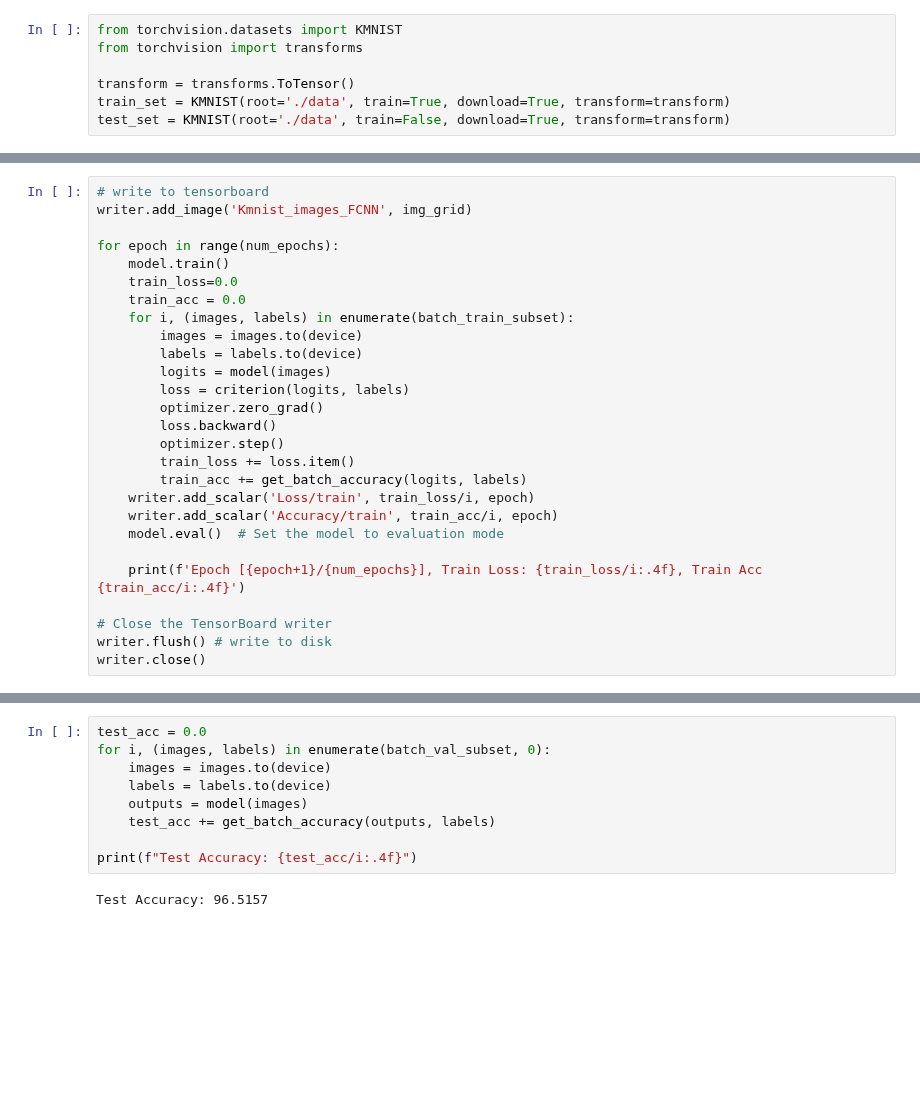
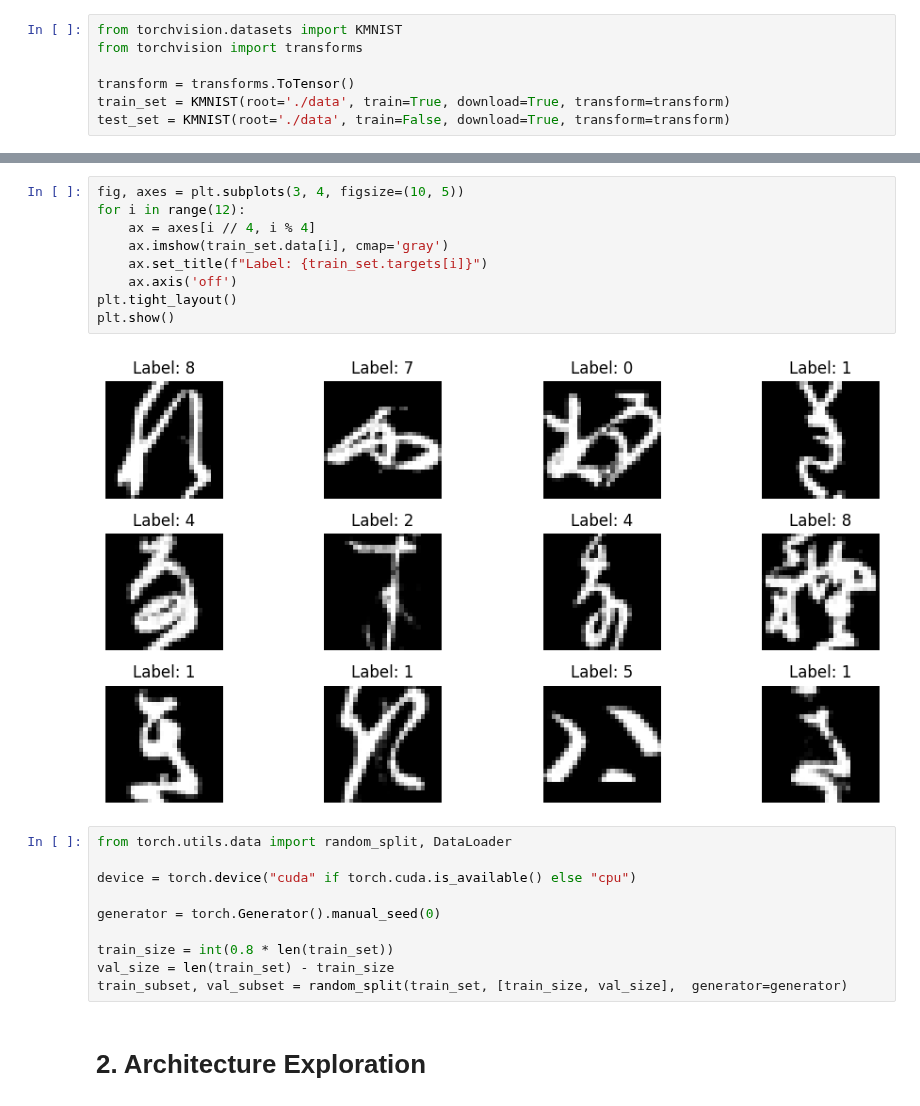
Before and after one commit to Magi-01/Repository, a Jupyter notebook: Machine_Learning/Challenge_3/challenge-three.ipynb, the cells around one changed output, grey strips where cells are left out. Saved outputs shown, nothing was run; the diff lists cells and outputs as text; blank space fills up the shorter version.

```diff
--- a/Machine_Learning/Challenge_3/challenge-three.ipynb
+++ b/Machine_Learning/Challenge_3/challenge-three.ipynb
@@ -410,27 +34,0 @@ matplotlib_imshow(img_grid, one_channel=True)
-# %%
-# write to tensorboard
-writer.add_image('Kmnist_images_FCNN', img_grid)
-
-for epoch in range(num_epochs):
-    model.train()
-    train_loss=0.0
-    train_acc = 0.0
-    for i, (images, labels) in enumerate(batch_train_subset):
-        images = images.to(device)
-        labels = labels.to(device)
-        logits = model(images)
-        loss = criterion(logits, labels)
-        optimizer.zero_grad()
-        loss.backward()
-        optimizer.step()
-        train_loss += loss.item()
-        train_acc += get_batch_accuracy(logits, labels)
-    writer.add_scalar('Loss/train', train_loss/i, epoch)
-    writer.add_scalar('Accuracy/train', train_acc/i, epoch)
-    model.eval()  # Set the model to evaluation mode
-
-    print(f'Epoch [{epoch+1}/{num_epochs}], Train Loss: {train_loss/i:.4f}, Train Acc {train_acc/i:.4f}')
-
-# Close the TensorBoard writer
-writer.flush() # write to disk
-writer.close()
@@ -448,11 +35,23 @@ Epoch [10/10], Train Loss: 0.0602, Train Acc 98.1538
-# %%
-test_acc = 0.0
-for i, (images, labels) in enumerate(batch_val_subset, 0):
-    images = images.to(device)
-    labels = labels.to(device)
-    outputs = model(images)
-    test_acc += get_batch_accuracy(outputs, labels)
-
-print(f"Test Accuracy: {test_acc/i:.4f}")
-# %% [output]
-Test Accuracy: 96.5157
+# %%
+fig, axes = plt.subplots(3, 4, figsize=(10, 5))
+for i in range(12):
+    ax = axes[i // 4, i % 4]
+    ax.imshow(train_set.data[i], cmap='gray')
+    ax.set_title(f"Label: {train_set.targets[i]}")
+    ax.axis('off')
+plt.tight_layout()
+plt.show()
+# %% [output]
+[figure, added]
+# %%
+from torch.utils.data import random_split, DataLoader
+
+device = torch.device("cuda" if torch.cuda.is_available() else "cpu")
+
+generator = torch.Generator().manual_seed(0)
+
+train_size = int(0.8 * len(train_set))
+val_size = len(train_set) - train_size
+train_subset, val_subset = random_split(train_set, [train_size, val_size],  generator=generator)
+# %% [markdown]
+# 2. Architecture Exploration
```
Also changed, not shown: parts of 48 cells of this notebook, 41 other files.
